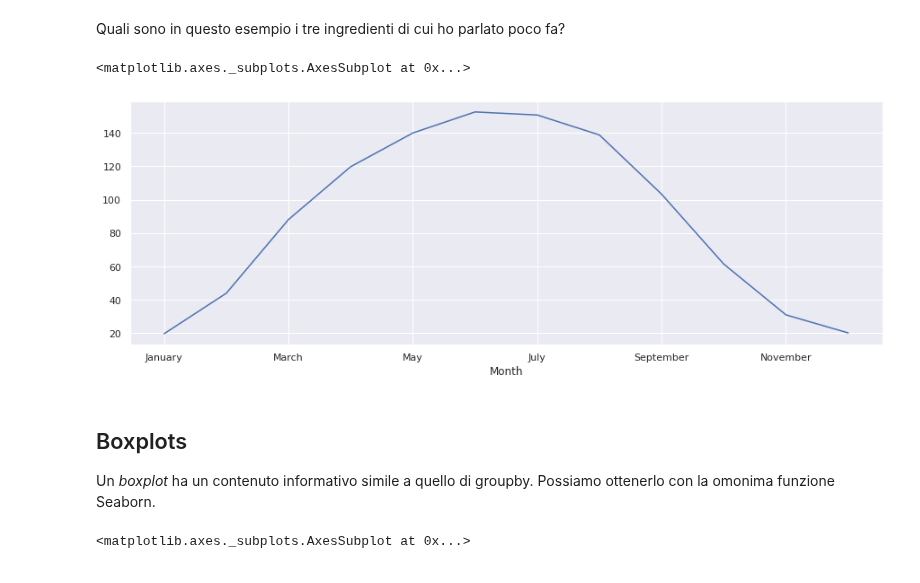
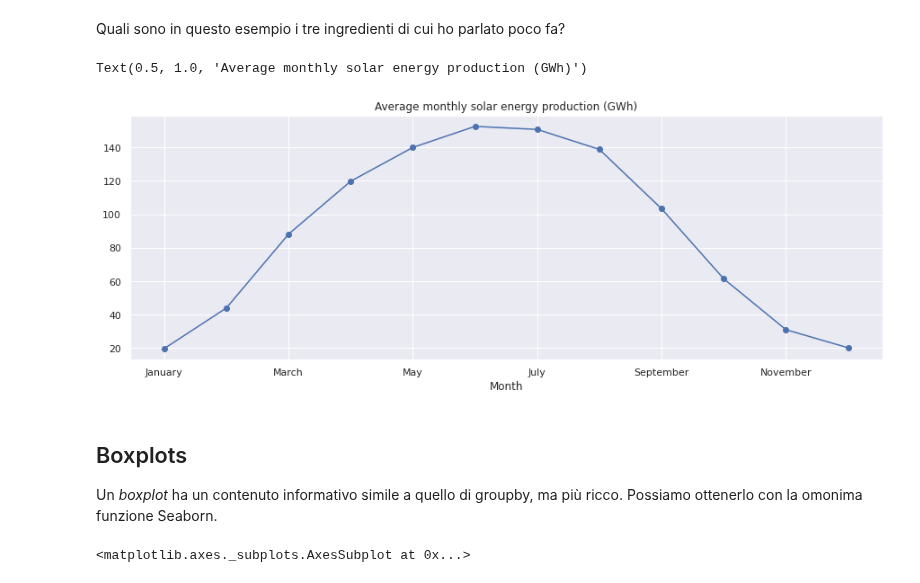
Before and after one commit to fbagattini/Lezioni, a Jupyter notebook: Analisi e Forecast di Serie Temporali con Python - Parte I.ipynb, the cells around one changed output. Drawn from its saved outputs; the diff is of its cells as text; code cells hidden in the pictures.

```diff
--- a/Gestione di Serie Temporali con Python - Parte I.ipynb
+++ b/Analisi e Forecast di Serie Temporali con Python - Parte I.ipynb
@@ -813,15 +865,16 @@ Name: Solar, dtype: float64
 # %% [markdown]
 Quali sono in questo esempio i tre ingredienti di cui ho parlato poco fa?
 # %%
-df.groupby('Month', sort=False)['Solar'].mean().plot(figsize=(15, 5))
+df.groupby('Month', sort=False)['Solar'].mean().plot(figsize=(15, 5), marker='o')
+plt.title('Average monthly solar energy production (GWh)')
 # %% [output]
-<matplotlib.axes._subplots.AxesSubplot at 0x...>
+Text(0.5, 1.0, 'Average monthly solar energy production (GWh)')
-[figure, old version]
+[figure, new version]
 # %% [markdown]
 Boxplots
 ---
 
-Un *boxplot* ha un contenuto informativo simile a quello di groupby. Possiamo ottenerlo con la omonima funzione Seaborn.
+Un *boxplot* ha un contenuto informativo simile a quello di groupby, ma più ricco. Possiamo ottenerlo con la omonima funzione Seaborn.
 # %%
 sns.boxplot('Month', 'Consumption', data=df)
 # %% [output]
```
Also changed, not shown: parts of 63 cells of this notebook, 3 other files.
